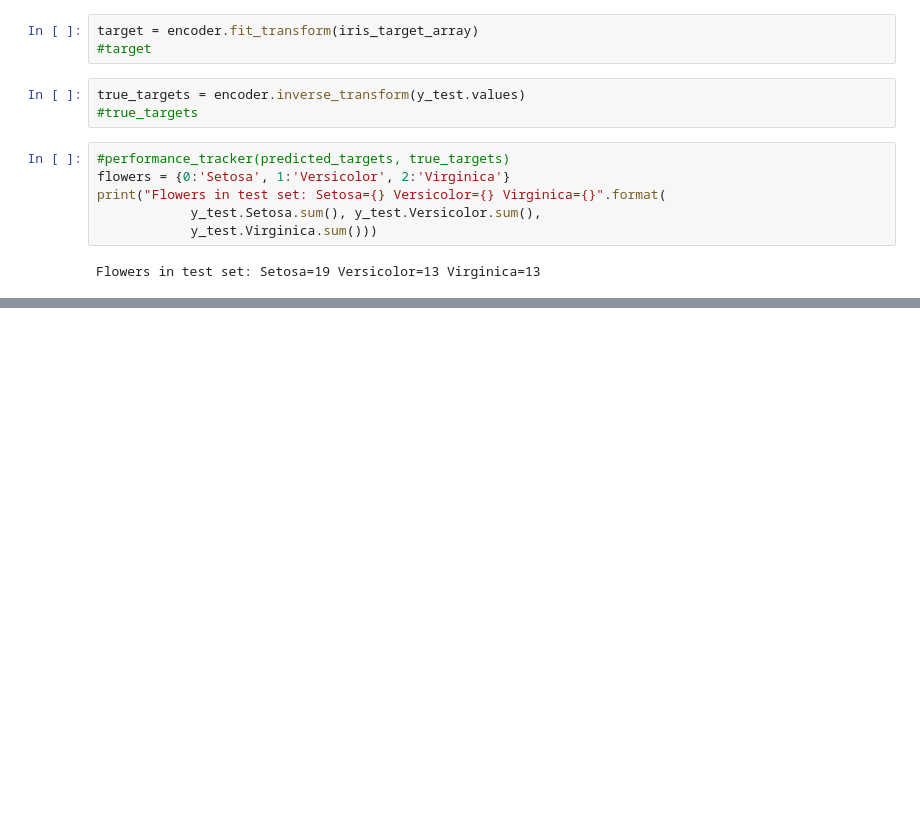
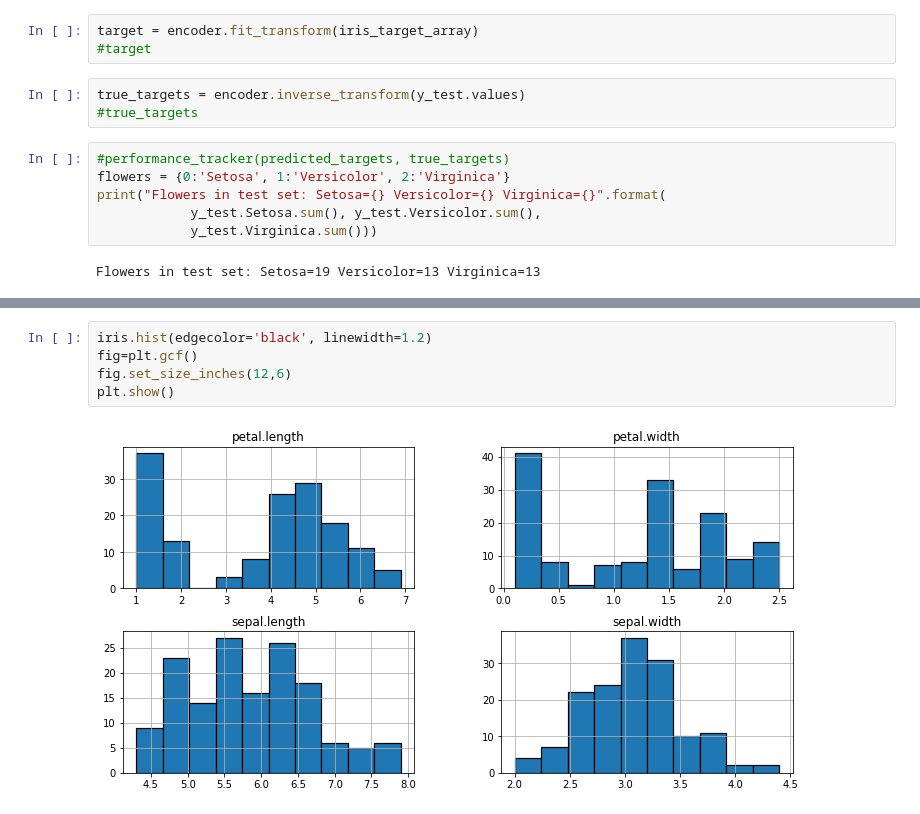
Before and after one commit to AshherShahzad/ASSIGNMENT-IRIS-MULTI-CLASS-CLASSIFICATION, a Jupyter notebook: iris_model_training.ipynb, the cells around one changed output, grey strips where cells are left out. Saved outputs shown, nothing was run; the diff lists cells and outputs as text; blank space fills up the shorter version.

```diff
--- a/iris_model_training.ipynb
+++ b/iris_model_training.ipynb
@@ -292,0 +355,7 @@ CORRECT: Setosa predicted as Setosa
+# %%
+iris.hist(edgecolor='black', linewidth=1.2)
+fig=plt.gcf()
+fig.set_size_inches(12,6)
+plt.show()
+# %% [output]
+[figure, added]
```
Also changed, not shown: parts of 45 cells of this notebook.
